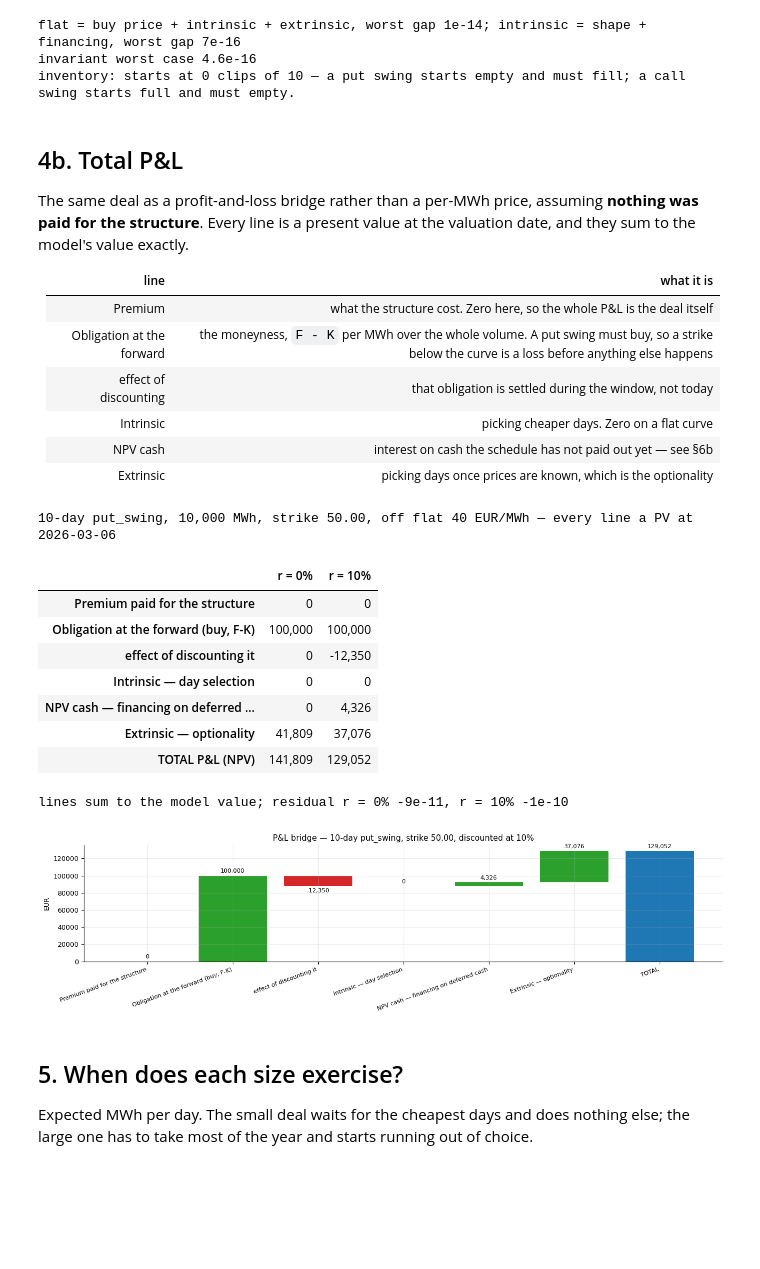
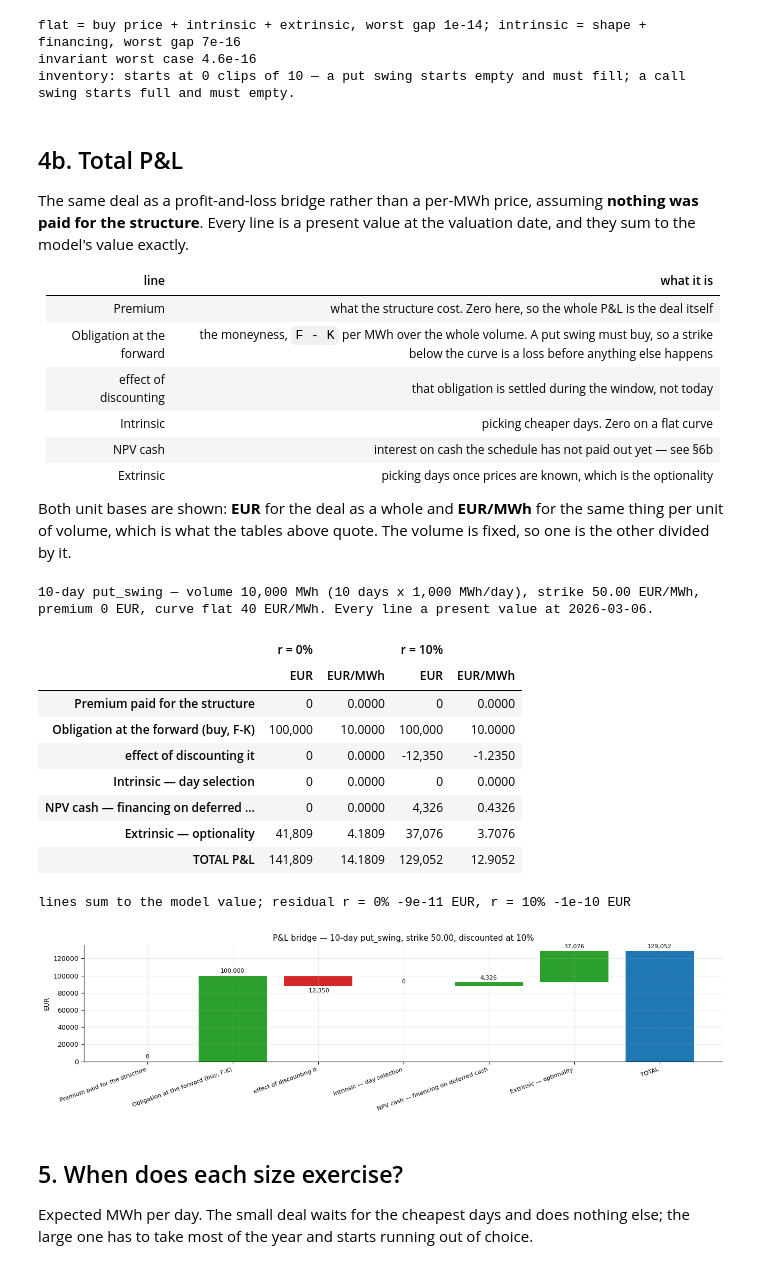
Before and after one commit to dmitry-goryunov/Storage, a Jupyter notebook: Products.ipynb, the cells around one changed output. Cells and saved outputs as stored; diff of their text form; code cells hidden in the pictures; blank space fills up the shorter version.

```diff
--- a/Products.ipynb
+++ b/Products.ipynb
@@ -462,6 +462,8 @@ sum to the model's value exactly.
 | Intrinsic | picking cheaper days. Zero on a flat curve |
 | NPV cash | interest on cash the schedule has not paid out yet — see §6b |
 | Extrinsic | picking days once prices are known, which is the optionality |
+
+Both unit bases are shown: **EUR** for the deal as a whole and **EUR/MWh** for the same thing per unit of volume, which is what the tables above quote. The volume is fixed, so one is the other divided by it.
 # %%
 def pnl_bridge(days, rate):
     """Present-value P&L bridge for one deal. Lines sum to the model's value."""
@@ -482,51 +484,58 @@ def pnl_bridge(days, rate):
 _days = DAY_COUNTS[0]
 _cols, _resid = {}, {}
 for _rate in (0.0, DISCOUNT_RATE):
     _lines, _v0, _V = pnl_bridge(_days, _rate)
-    _cols[f"r = {_rate:.0%}"] = dict(_lines)
+    _eur = dict(_lines)
+    _eur["TOTAL P&L"] = _v0
     _resid[f"r = {_rate:.0%}"] = sum(v for _, v in _lines) - _v0
-    _cols[f"r = {_rate:.0%}"]["TOTAL P&L (NPV)"] = _v0
+    _cols[(f"r = {_rate:.0%}", "EUR")] = _eur
+    _cols[(f"r = {_rate:.0%}", "EUR/MWh")] = {k: v / _V for k, v in _eur.items()}
 
-_pnl = pd.DataFrame(_cols).reindex([l for l, _ in _lines] + ["TOTAL P&L (NPV)"])
-display(_pnl.style.format("{:,.0f}")
-        .set_caption(f"{_days}-day {PRODUCT_TYPE}, {_V:,.0f} MWh, strike {STRIKE:.2f}, "
-                     f"off {CURVE_LABEL} — every line a PV at {VAL_DATE:%Y-%m-%d}")
-        .set_properties(subset=pd.IndexSlice["TOTAL P&L (NPV)", :], **{"font-weight": "bold"}))
+_pnl = pd.DataFrame(_cols).reindex([l for l, _ in _lines] + ["TOTAL P&L"])
+_pnl.columns = pd.MultiIndex.from_tuples(_pnl.columns)
+display(_pnl.style
+        .format({c: ("{:,.0f}" if c[1] == "EUR" else "{:.4f}") for c in _pnl.columns})
+        .set_caption(
+            f"{_days}-day {PRODUCT_TYPE} — volume {_V:,.0f} MWh ({_days} days x "
+            f"{MWH_PER_DAY:,} MWh/day), strike {STRIKE:.2f} EUR/MWh, premium 0 EUR, "
+            f"curve {CURVE_LABEL}. Every line a present value at {VAL_DATE:%Y-%m-%d}.")
+        .set_properties(subset=pd.IndexSlice["TOTAL P&L", :], **{"font-weight": "bold"}))
 print("lines sum to the model value; residual " +
-      ", ".join(f"{k} {v:.0e}" for k, v in _resid.items()))
+      ", ".join(f"{k} {v:.0e} EUR" for k, v in _resid.items()))
 
 # The same thing as a waterfall, at the live rate.
 _lines, _v0, _V = pnl_bridge(_days, DISCOUNT_RATE)
 _lab = [l.strip() for l, _ in _lines] + ["TOTAL"]
 _val = [v for _, v in _lines] + [_v0]
 _bottom, _run = [], 0.0
 for v in _val[:-1]:
     _bottom.append(_run); _run += v
 _bottom.append(0.0)
 fig, ax = plt.subplots(figsize=(13, 3.6))
 ax.bar(range(len(_val)), _val, bottom=_bottom,
        color=["#999"] + ["tab:red" if v < 0 else "tab:green" for v in _val[1:-1]] + ["tab:blue"])
 for i, (b, v) in enumerate(zip(_bottom, _val)):
     ax.text(i, b + v + (2_000 if v >= 0 else -2_000), f"{v:,.0f}",
             ha="center", va="bottom" if v >= 0 else "top", fontsize=8)
 ax.axhline(0, color="black", lw=.8)
 ax.set_xticks(range(len(_lab)))
 ax.set_xticklabels(_lab, rotation=20, ha="right", fontsize=8)
 ax.set_ylabel("EUR")
 ax.set_title(f"P&L bridge — {_days}-day {PRODUCT_TYPE}, strike {STRIKE:.2f}, "
              f"discounted at {DISCOUNT_RATE:.0%}")
 plt.tight_layout(); plt.show()
 # %% [output]
-10-day put_swing, 10,000 MWh, strike 50.00, off flat 40 EUR/MWh — every line a PV at 2026-03-06
+10-day put_swing — volume 10,000 MWh (10 days x 1,000 MWh/day), strike 50.00 EUR/MWh, premium 0 EUR, curve flat 40 EUR/MWh. Every line a present value at 2026-03-06.
-|  | r = 0% | r = 10% |
-| Premium paid for the structure | 0 | 0 |
-| Obligation at the forward (buy, F-K) | 100,000 | 100,000 |
-| effect of discounting it | 0 | -12,350 |
-| Intrinsic — day selection | 0 | 0 |
-| NPV cash — financing on deferred ... | 0 | 4,326 |
-| Extrinsic — optionality | 41,809 | 37,076 |
-| TOTAL P&L (NPV) | 141,809 | 129,052 |
+|  | r = 0% |  | r = 10% |  |
+|  | EUR | EUR/MWh | EUR | EUR/MWh |
+| Premium paid for the structure | 0 | 0.0000 | 0 | 0.0000 |
+| Obligation at the forward (buy, F-K) | 100,000 | 10.0000 | 100,000 | 10.0000 |
+| effect of discounting it | 0 | 0.0000 | -12,350 | -1.2350 |
+| Intrinsic — day selection | 0 | 0.0000 | 0 | 0.0000 |
+| NPV cash — financing on deferred ... | 0 | 0.0000 | 4,326 | 0.4326 |
+| Extrinsic — optionality | 41,809 | 4.1809 | 37,076 | 3.7076 |
+| TOTAL P&L | 141,809 | 14.1809 | 129,052 | 12.9052 |
-lines sum to the model value; residual r = 0% -9e-11, r = 10% -1e-10
+lines sum to the model value; residual r = 0% -9e-11 EUR, r = 10% -1e-10 EUR
 [figure]
 # %% [markdown]
 ## 5. When does each size exercise?
```
Also changed, not shown: parts of 2 cells of this notebook.
